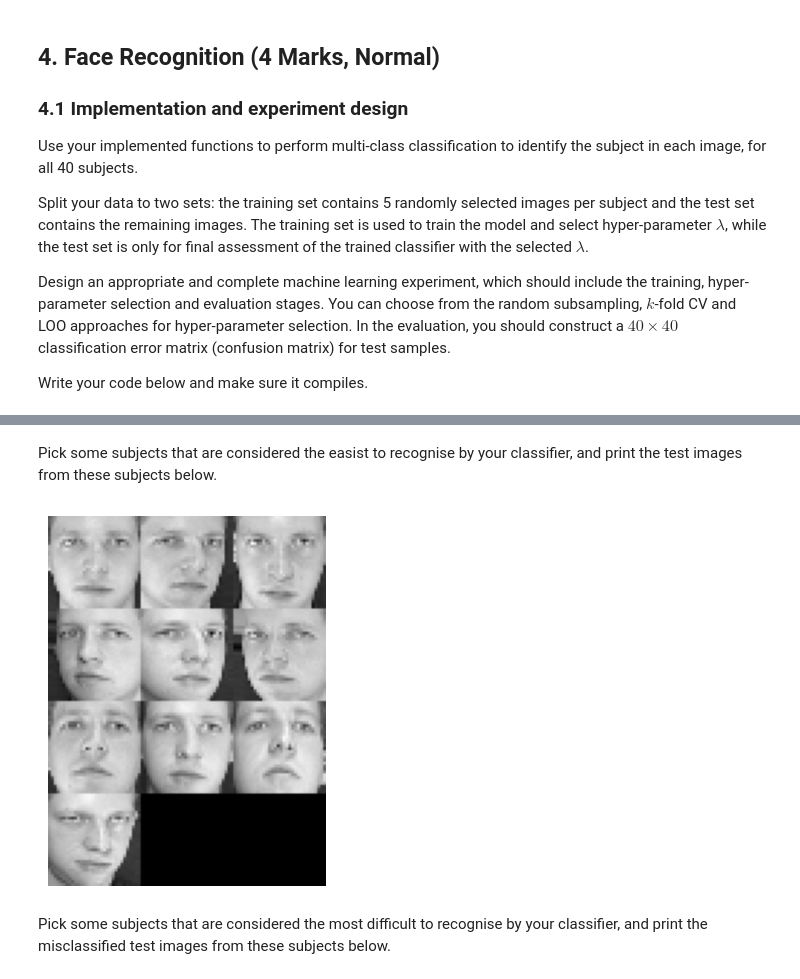
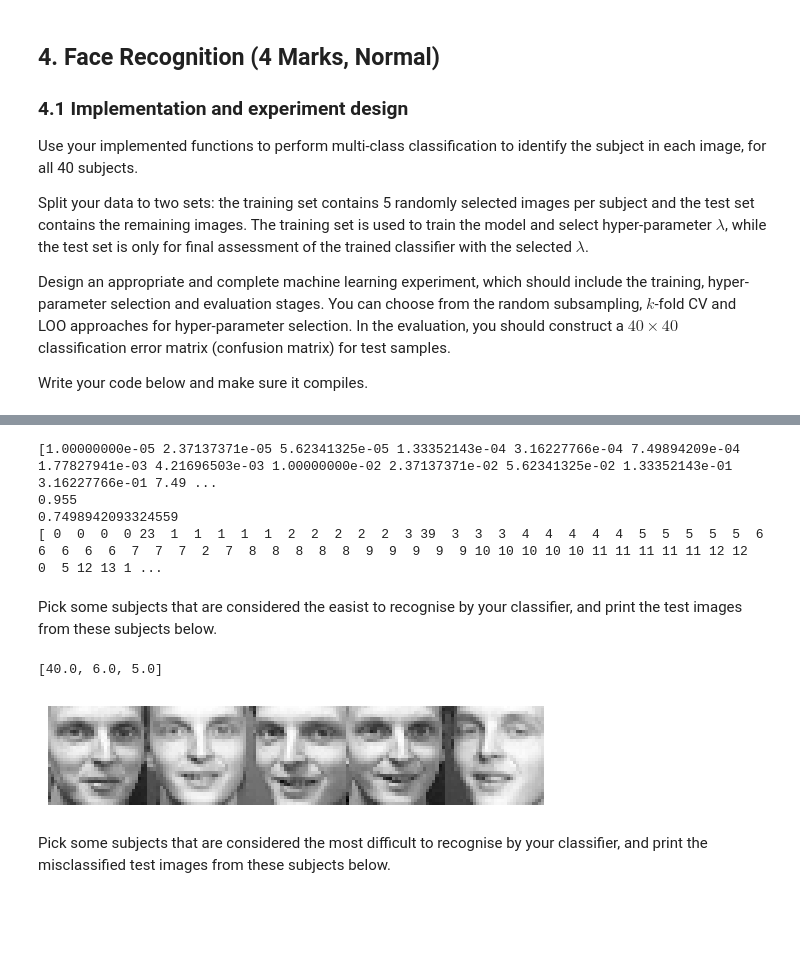
Before and after one commit to Ray7788/MachineLearning, a Jupyter notebook: Lab3_S/24112-Lab2-S-Practice2.ipynb, the cells around one changed output, grey strips where cells are left out. Cells and saved outputs as stored; diff of their text form; code cells hidden in the pictures; blank space fills up the shorter version.

```diff
--- a/Lab3_S/24112-Lab2-S-Practice2.ipynb
+++ b/Lab3_S/24112-Lab2-S-Practice2.ipynb
@@ -318,9 +293,37 @@ print(len(difference))
+# %%
+# lmbd_values = np.logspace(-3, 3, num=7)
+print(lmbd_values)
+print(acc)
+print(best_lmbd)
+print(pred)
+# %% [output]
+[1.00000000e-05 2.37137371e-05 5.62341325e-05 1.33352143e-04 3.16227766e-04 7.49894209e-04 1.77827941e-03 4.21696503e-03 1.00000000e-02 2.37137371e-02 5.62341325e-02 1.33352143e-01 3.16227766e-01 7.49 ...
+0.955
+0.7498942093324559
+[ 0  0  0  0 23  1  1  1  1  1  2  2  2  2  2  3 39  3  3  3  4  4  4  4  4  5  5  5  5  5  6  6  6  6  6  7  7  7  2  7  8  8  8  8  8  9  9  9  9  9 10 10 10 10 10 11 11 11 11 11 12 12  0  5 12 13 1 ...
 # %% [markdown]
  Pick some subjects that are considered the easist to recognise by your classifier, and print the test images from these subjects below.
-# %%
-min = np.argmin(error_object)
-show_faces(data[min*10:(min*10 + 10), :], num_per_row=3)
-# %% [output]
-[figure, removed]
+# %%
+true, predicted = np.array_split(true, 40), np.array_split(pred, 40)
+difficulty_list = np.zeros(shape=(len(true), 2))
+
+for i in range(len(true)):
+    difficulty_list[i][0]=i+1
+    difficulty_list[i][1]=np.sum(true[i]==predicted[i])
+
+# The classes with the highest error rates locates at the beginning
+# And the classes with the lowest error rates or none locates at the end
+difficulty_list = difficulty_list[difficulty_list[:,1].argsort()]
+
+easier_samples = []
+easier_samples.append(difficulty_list[len(difficulty_list)-1][0])
+easier_samples.append(difficulty_list[len(difficulty_list)-2][0])
+easier_samples.append(difficulty_list[len(difficulty_list)-3][0])
+
+print(easier_samples)
+show_faces(te_data[:int(easier_samples[0])*5][int(easier_samples[0])*5-5:], num_per_row=5)
+# %% [output]
+[40.0, 6.0, 5.0]
+[figure, added]
 # %% [markdown]
  Pick some subjects that are considered the most difficult to recognise by your classifier, and print the misclassified test images from these subjects below.
```
Also changed, not shown: parts of 21 cells of this notebook.
